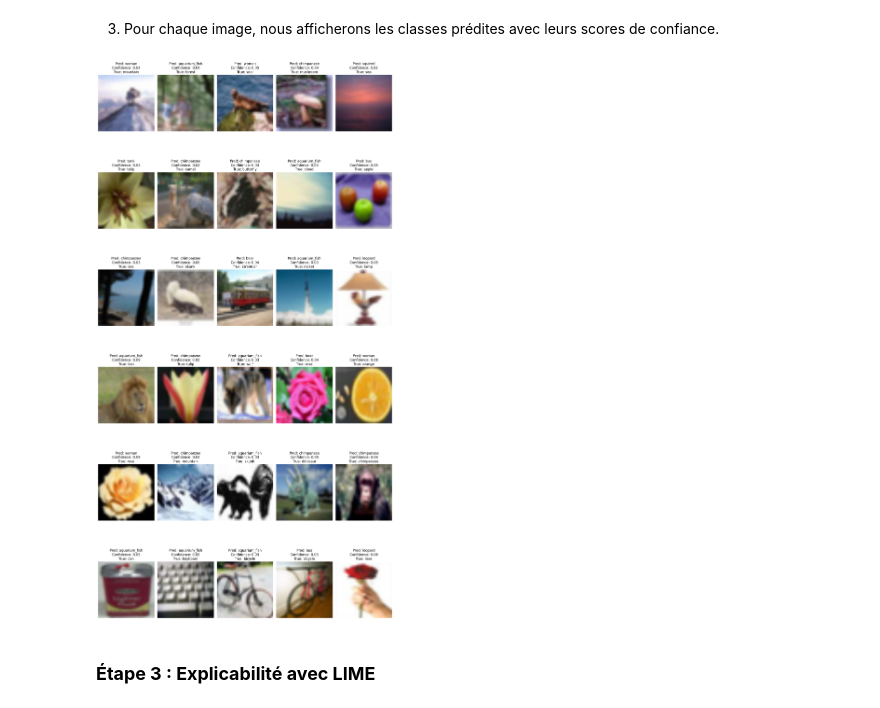
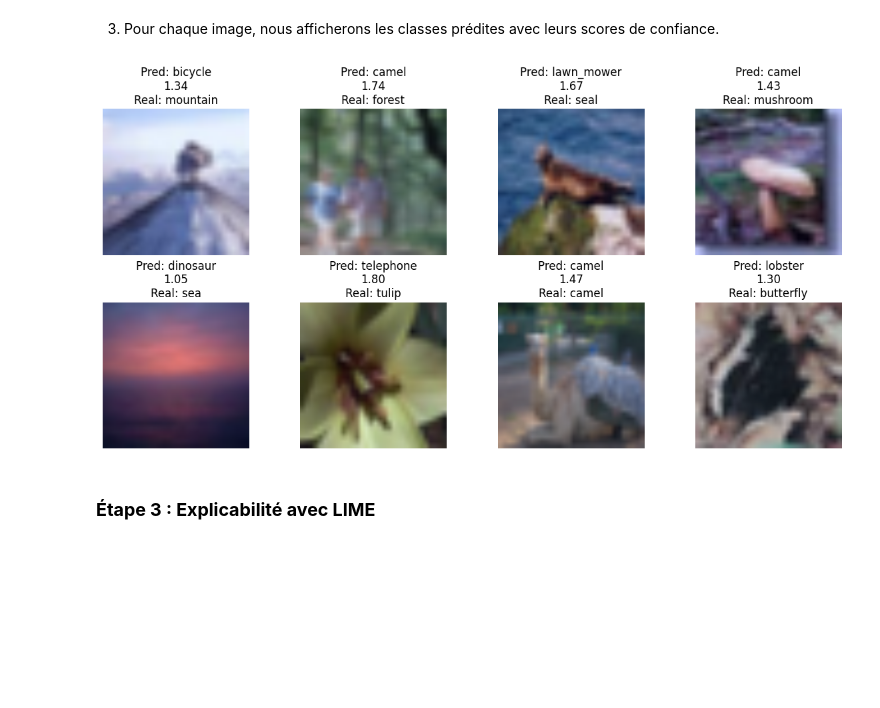
Before and after one commit to floflokie/SSL, a Jupyter notebook: TP_Explicabilité.ipynb, the cells around one changed output. Cells and saved outputs as stored; diff of their text form; code cells hidden in the pictures; blank space fills up the shorter version.

```diff
--- a/TP_Explicabilité.ipynb
+++ b/TP_Explicabilité.ipynb
@@ -154,22 +144,3 @@ Downloading: "https://download.pytorch.org/models/resnet18-f37072fd.pth" to /roo
 Model loaded
 # %% [markdown]
 2. Le modèle sera utilisé pour effectuer des prédictions sur les images, après les avoir redimensionnées et normalisées en fonction des besoins du modèle.
-# %%
-def predict(model, images, classes, device):
-    with torch.no_grad():
-        images = images.to(device)
-        outputs = model(images)
-        probs = F.softmax(outputs, dim=1)
-        conf, classes_pred = torch.max(probs, dim=1)
-        return conf, [classes[i] for i in classes_pred]
-
-
-# predict for the only one batch of the test loader
-preds = []
-for images, labels in test_loader:
-    preds += predict(model, images, classes, device)
-    break
-
-print("Predictions on the test set:")
-for i in range(len(preds[0])):
-    print(f"{preds[1][i]}: {preds[0][i]}")
@@ -194,21 +147,24 @@ woman: 0.07707881182432175
+# %%
+def predict(images):
+      images = images.to(device)
+      with torch.no_grad():
+        outputs = model(images)
+        probs = torch.nn.functional.softmax(outputs, dim=1)
+        top_probs, top_classes = torch.max(outputs, dim=1)
+        return top_probs.cpu().numpy(), top_classes.cpu().numpy()
 # %% [markdown]
 3. Pour chaque image, nous afficherons les classes prédites avec leurs scores de confiance.
-# %%
-def show_prediction(preds, images, labels, classes, model):
-  confidences, preds = predict(model, images, classes, device)
-  fig, axes = plt.subplots(len(images) // 5, 5, figsize=(15, 5 * (len(images) // 5)))
-  axes = axes.flatten()
-  for i, (image, pred, confidence, ax, true) in enumerate(zip(images, preds, confidences, axes, labels)):
-    image = denormalize(image, mean=[0.5, 0.5, 0.5], std=[0.5,0.5,0.5])
-    ax.imshow(image.permute(1, 2, 0))
-    ax.set_title(f"Pred: {pred}\nConfidence: {confidence:.2f}\nTrue: {classes[true]}")
-    ax.axis('off')
-  plt.tight_layout()
-  plt.show()
-
-show_prediction(preds, images, labels, classes, model)
-# %% [output]
-[figure, removed]
+# %%
+top_probs, top_classes = predict(images)
+fig, axes = plt.subplots(2, 4, figsize=(12, 6))
+for i, ax in enumerate(axes.flat):
+  ax.imshow(images_np[i])
+  ax.set_title(f"Pred: {classes[top_classes[i]]}\n{top_probs[i]:.2f}\nReal: {classes[labels[i]]}")
+  ax.axis('off')
+plt.tight_layout()
+plt.show()
+# %% [output]
+[figure, added]
 # %% [markdown]
 ### **Étape 3 : Explicabilité avec LIME**
 # %% [markdown]
```
Also changed, not shown: parts of 10 cells of this notebook.
